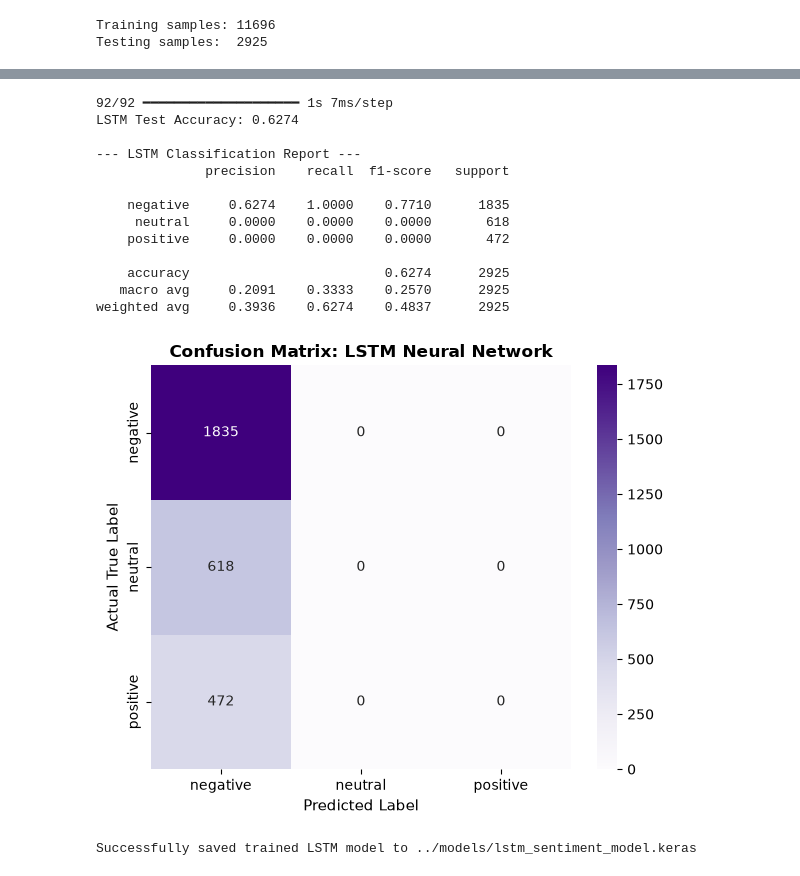
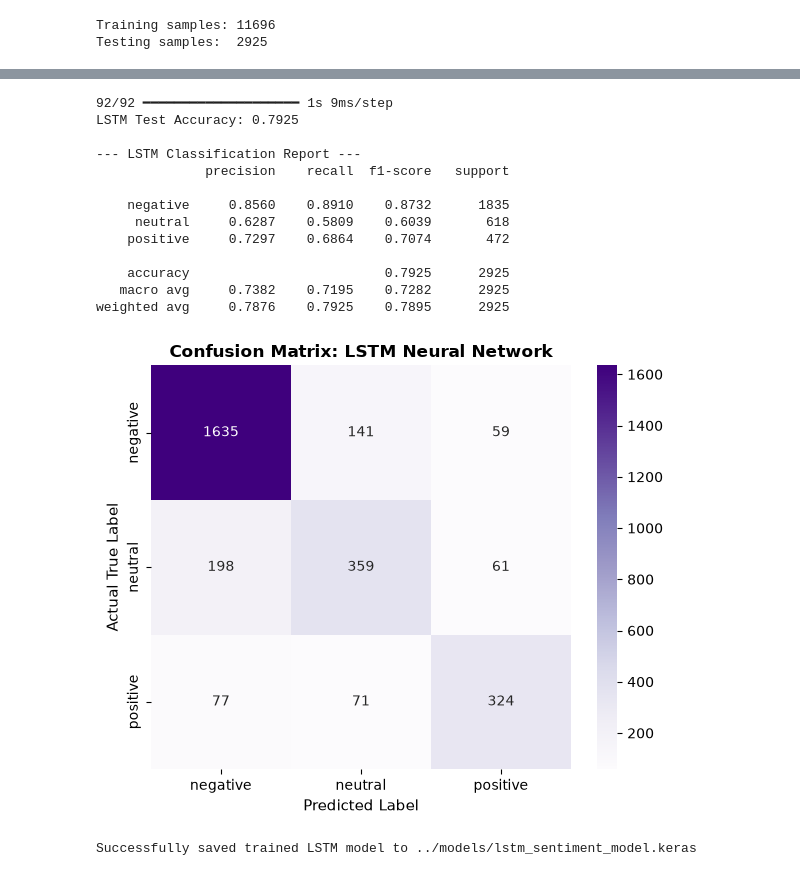
Before and after one commit to anjXcode/brandpulse-sentiment, a Jupyter notebook: notebooks/02DeepLearning_LSTM.ipynb, the cells around one changed output, grey strips where cells are left out. Drawn from its saved outputs; the diff is of its cells as text; code cells hidden in the pictures.

Commit message:
Finalize BrandPulse AI evaluation, performance report, and Streamlit dashboard

```diff
--- a/notebooks/02DeepLearning_LSTM.ipynb
+++ b/notebooks/02DeepLearning_LSTM.ipynb
@@ -128,0 +129,25 @@ Model: "sequential_1"
+# %%
+from sklearn.utils.class_weight import compute_class_weight
+from tensorflow.keras.callbacks import EarlyStopping
+import numpy as np
+
+early_stop = EarlyStopping(
+    monitor='val_loss',
+    patience=3,
+    restore_best_weights=True
+)
+
+y_train_1d = np.argmax(y_train, axis=1)
+classes = np.unique(y_train_1d)
+weights = compute_class_weight(class_weight='balanced', classes=classes, y=y_train_1d)
+class_weight_dict = dict(zip(classes, weights))
+print("Class weights:", class_weight_dict)
+
+history = model.fit(
+    X_train, y_train,
+    validation_split=0.15,
+    epochs=15,
+    batch_size=32,
+    class_weight=class_weight_dict,
+    callbacks=[early_stop]
+)
@@ -194,42 +222,45 @@ import numpy as np
 import seaborn as sns
 from sklearn.metrics import classification_report, confusion_matrix, accuracy_score
 
 # Predict probabilities and convert to class indices (0: negative, 1: neutral, 2: positive)
 y_pred_probs = model.predict(X_test)
 y_pred_classes = np.argmax(y_pred_probs, axis=1)
 y_true_classes = np.argmax(y_test, axis=1)
 
 labels = ['negative', 'neutral', 'positive']
 
 print(f"LSTM Test Accuracy: {accuracy_score(y_true_classes, y_pred_classes):.4f}\n")
 print("--- LSTM Classification Report ---")
 print(classification_report(y_true_classes, y_pred_classes, target_names=labels, digits=4))
 
 # Plot Confusion Matrix
 cm = confusion_matrix(y_true_classes, y_pred_classes)
 
 plt.figure(figsize=(6, 5))
 sns.heatmap(cm, annot=True, fmt='d', cmap='Purples', xticklabels=labels, yticklabels=labels)
 plt.title("Confusion Matrix: LSTM Neural Network", fontsize=12, fontweight='bold')
 plt.xlabel("Predicted Label", fontsize=11)
 plt.ylabel("Actual True Label", fontsize=11)
 plt.tight_layout()
+import os
+os.makedirs('../reports', exist_ok=True)
+plt.savefig('../reports/cm_bilstm.png', bbox_inches='tight')
 plt.show()
 # %% [output]
-92/92 ━━━━━━━━━━━━━━━━━━━━ 1s 7ms/step
-LSTM Test Accuracy: 0.6274
+92/92 ━━━━━━━━━━━━━━━━━━━━ 1s 9ms/step
+LSTM Test Accuracy: 0.7925
 
 --- LSTM Classification Report ---
               precision    recall  f1-score   support
 
-    negative     0.6274    1.0000    0.7710      1835
-     neutral     0.0000    0.0000    0.0000       618
-    positive     0.0000    0.0000    0.0000       472
+    negative     0.8560    0.8910    0.8732      1835
+     neutral     0.6287    0.5809    0.6039       618
+    positive     0.7297    0.6864    0.7074       472
 
-    accuracy                         0.6274      2925
-   macro avg     0.2091    0.3333    0.2570      2925
-weighted avg     0.3936    0.6274    0.4837      2925
+    accuracy                         0.7925      2925
+   macro avg     0.7382    0.7195    0.7282      2925
+weighted avg     0.7876    0.7925    0.7895      2925
-[figure, old version]
+[figure, new version]
 # %%
 # Save in native Keras 3 format
 model.save("../models/lstm_sentiment_model.keras")
```
Also changed, not shown: parts of 12 cells of this notebook, 12 other files.
